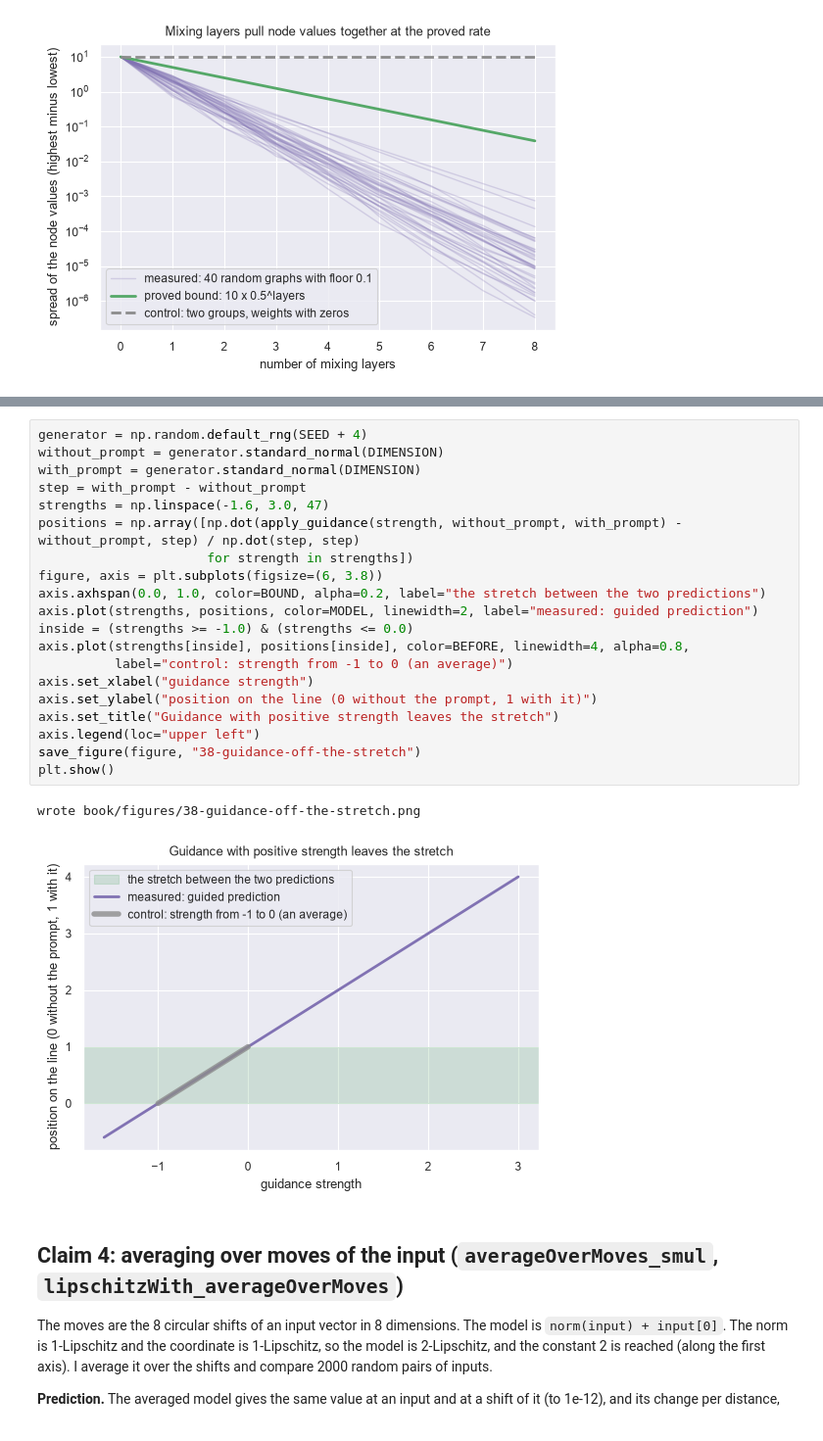
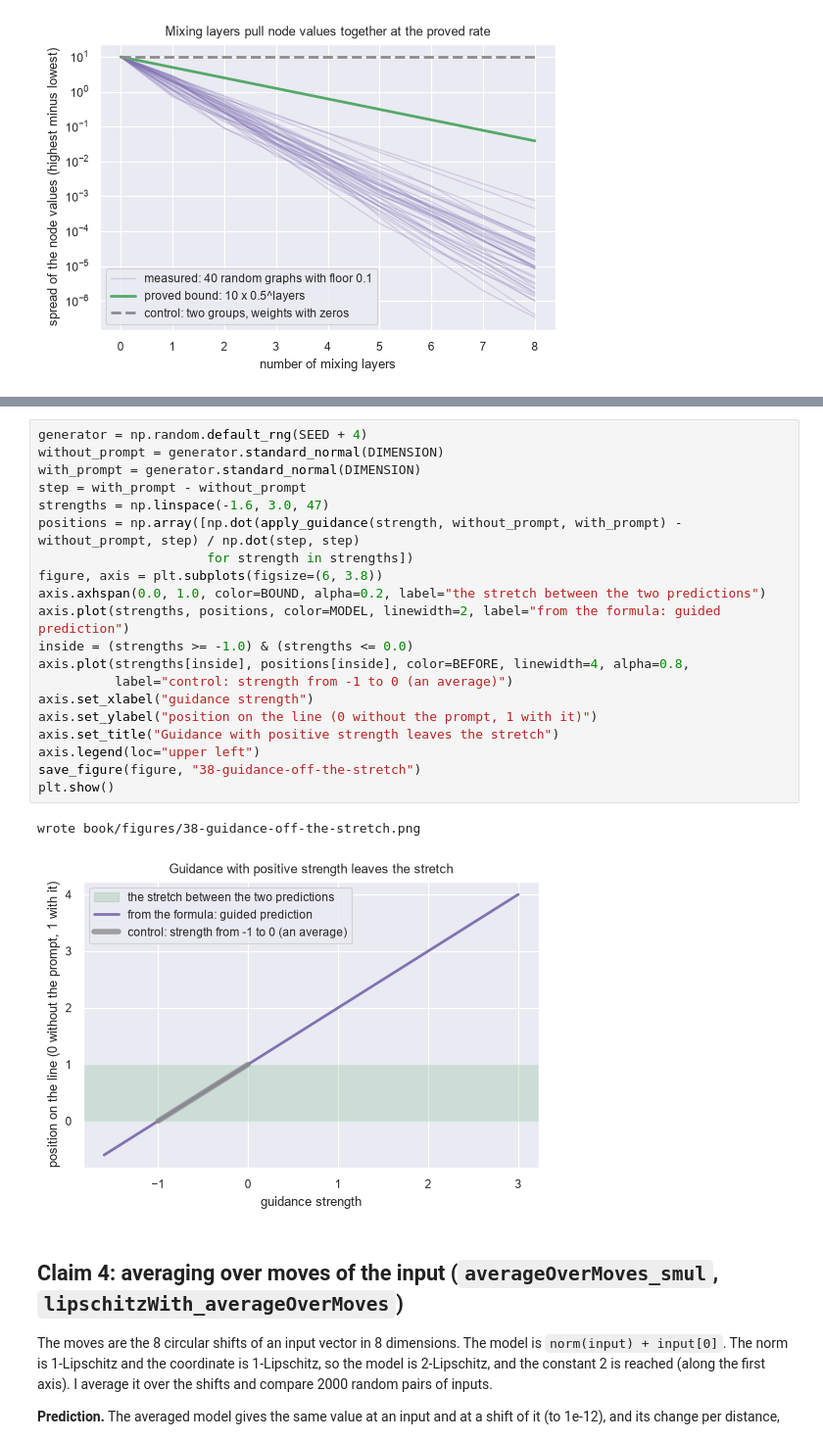
Before and after one commit to Ghost---Shadow/squiggly-line-theorem, a Jupyter notebook: experiments/part6/ch38_mixing.ipynb, the cells around one changed output, grey strips where cells are left out. Shown at 98% size. Cells and saved outputs as stored; diff of their text form.

```diff
--- a/experiments/part6/ch38_mixing.ipynb
+++ b/experiments/part6/ch38_mixing.ipynb
@@ -229,26 +249,26 @@ True
 # %%
 generator = np.random.default_rng(SEED + 4)
 without_prompt = generator.standard_normal(DIMENSION)
 with_prompt = generator.standard_normal(DIMENSION)
 step = with_prompt - without_prompt
 strengths = np.linspace(-1.6, 3.0, 47)
 positions = np.array([np.dot(apply_guidance(strength, without_prompt, with_prompt) - without_prompt, step) / np.dot(step, step)
                       for strength in strengths])
 figure, axis = plt.subplots(figsize=(6, 3.8))
 axis.axhspan(0.0, 1.0, color=BOUND, alpha=0.2, label="the stretch between the two predictions")
-axis.plot(strengths, positions, color=MODEL, linewidth=2, label="measured: guided prediction")
+axis.plot(strengths, positions, color=MODEL, linewidth=2, label="from the formula: guided prediction")
 inside = (strengths >= -1.0) & (strengths <= 0.0)
 axis.plot(strengths[inside], positions[inside], color=BEFORE, linewidth=4, alpha=0.8,
           label="control: strength from -1 to 0 (an average)")
 axis.set_xlabel("guidance strength")
 axis.set_ylabel("position on the line (0 without the prompt, 1 with it)")
 axis.set_title("Guidance with positive strength leaves the stretch")
 axis.legend(loc="upper left")
 save_figure(figure, "38-guidance-off-the-stretch")
 plt.show()
 # %% [output]
 wrote book/figures/38-guidance-off-the-stretch.png
-[figure, old version]
+[figure, new version]
 # %% [markdown]
 ## Claim 4: averaging over moves of the input (`averageOverMoves_smul`, `lipschitzWith_averageOverMoves`)
 
```
Also changed, not shown: parts of 4 cells of this notebook, 5 other files.
